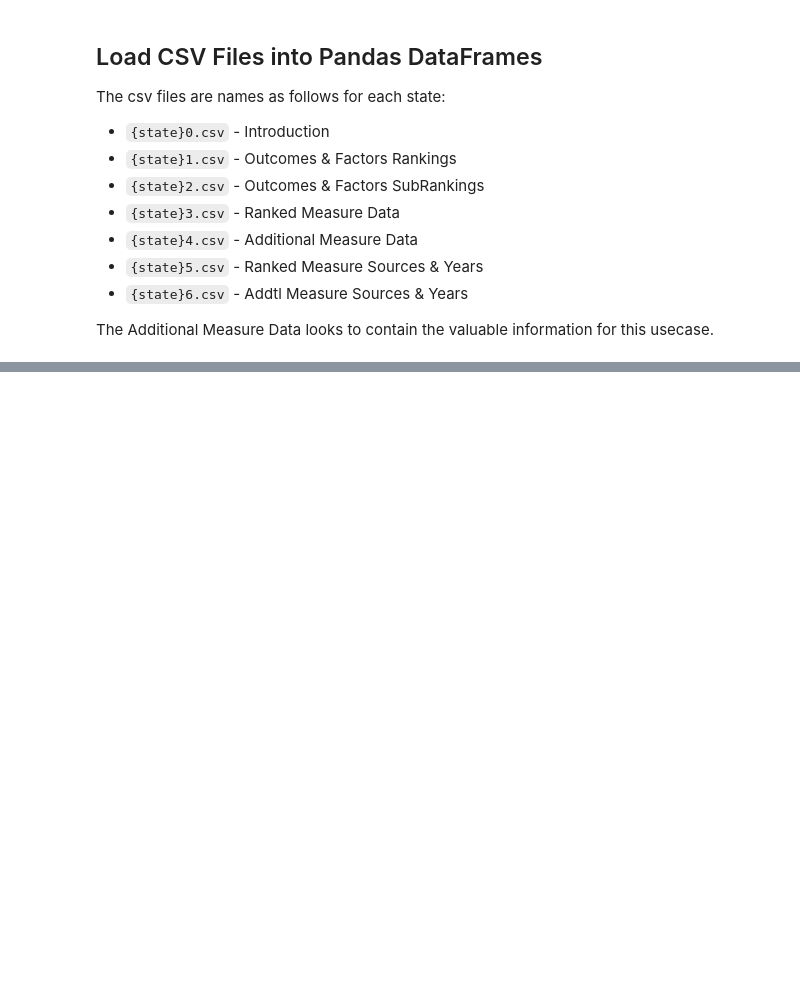
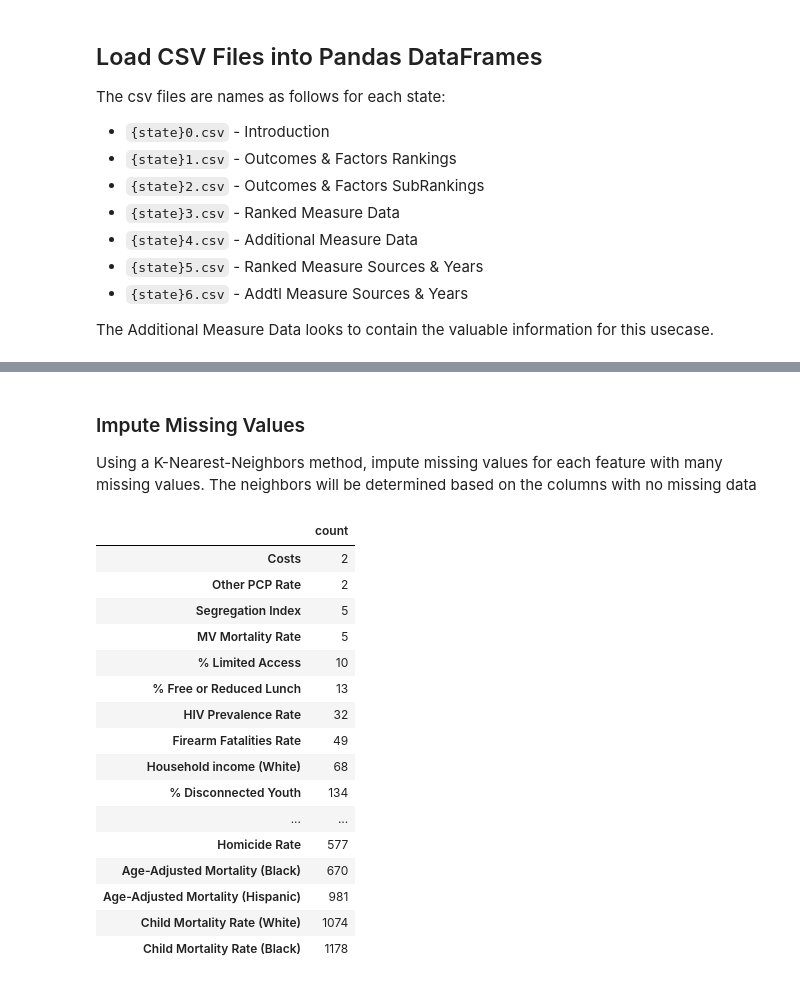
Before and after one commit to DylanGreene/drug_od_health_analytics, a Jupyter notebook: feature-selection.ipynb, the cells around one changed output, grey strips where cells are left out. Saved outputs shown, nothing was run; the diff lists cells and outputs as text; code cells hidden in the pictures; blank space fills up the shorter version.

```diff
--- a/feature-selection.ipynb
+++ b/feature-selection.ipynb
@@ -59,0 +128,35 @@ measure_df['URBAN'] = measure_df['% Rural'] <=50
+# %%
+# 'Range Drug Overdose Mortality Rate' is a modeled rate and can be seen above
+# to correlate strongly with actual, so we will use the actual only
+counties = counties.drop(columns=['Range Drug Overdose Mortality Rate'])
+# %%
+# 'Other PCP Rate' and 'Other PCP Ratio' are redundant, rate is more useful
+counties = counties.drop(columns=['Other PCP Ratio'])
+# %% [markdown]
+### Impute Missing Values
+Using a K-Nearest-Neighbors method, impute missing values for each feature with many missing values. The neighbors will be determined based on the columns with no missing data
+# %%
+# Look at which features are missing data
+missing_counts = pd.DataFrame(counties.isna().sum())
+missing_counts.columns = ['count']
+missing_counts = missing_counts[missing_counts['count'] > 0]
+missing_counts = missing_counts.sort_values(by='count')
+missing_counts
+# %% [output]
+|  | count |
+| Costs | 2 |
+| Other PCP Rate | 2 |
+| Segregation Index | 5 |
+| MV Mortality Rate | 5 |
+| % Limited Access | 10 |
+| % Free or Reduced Lunch | 13 |
+| HIV Prevalence Rate | 32 |
+| Firearm Fatalities Rate | 49 |
+| Household income (White) | 68 |
+| % Disconnected Youth | 134 |
+| ... | ... |
+| Homicide Rate | 577 |
+| Age-Adjusted Mortality (Black) | 670 |
+| Age-Adjusted Mortality (Hispanic) | 981 |
+| Child Mortality Rate (White) | 1074 |
+| Child Mortality Rate (Black) | 1178 |
```
Also changed, not shown: parts of 22 cells of this notebook.
